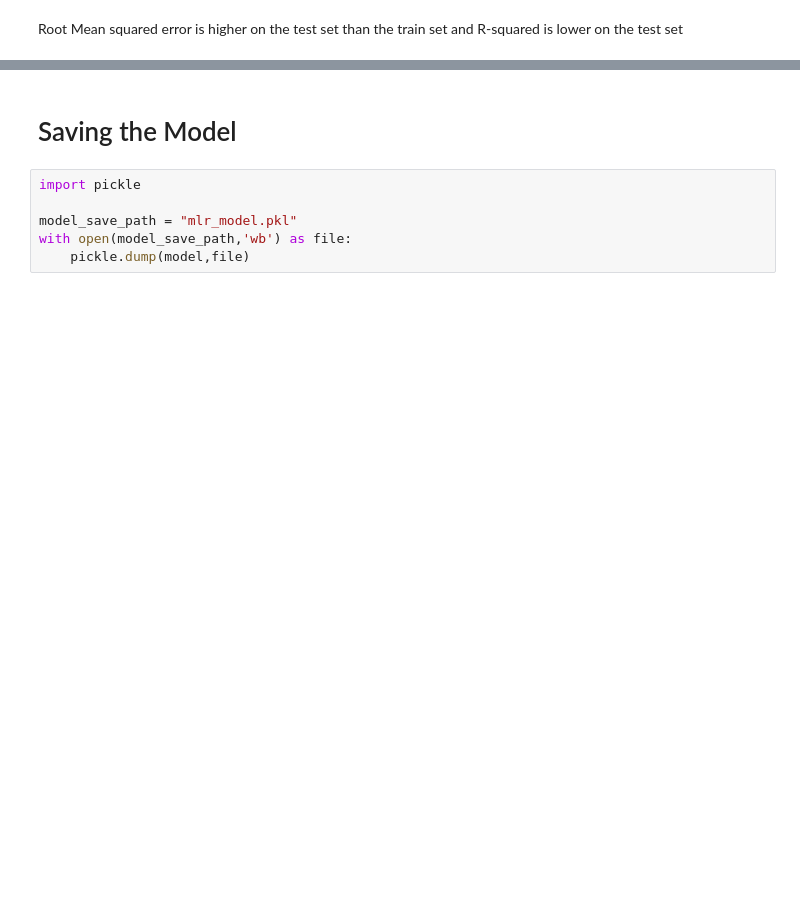
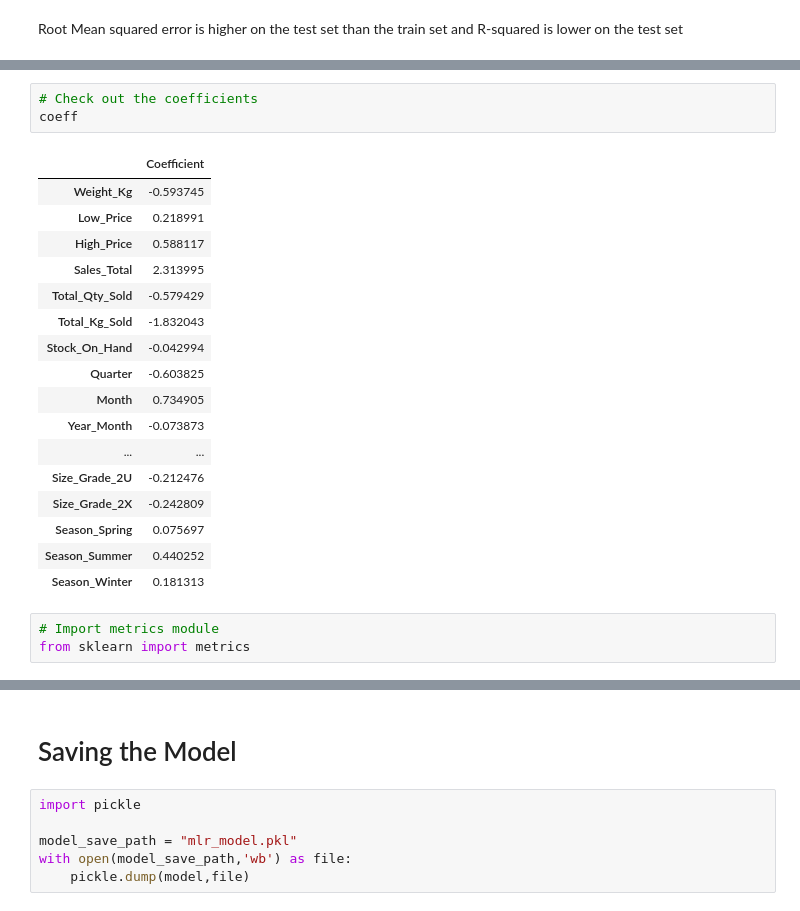
Before and after one commit to BigguyFM32/Regression-Team-TS1, a Jupyter notebook: Regression Team 1 Notebook.ipynb, the cells around one changed output, grey strips where cells are left out. Drawn from its saved outputs; the diff is of its cells as text; blank space fills up the shorter version.

```diff
--- a/Regression Team 1 Notebook.ipynb
+++ b/Regression Team 1 Notebook.ipynb
@@ -713,0 +780,24 @@ Root Mean squared error is higher on the test set than the train set and R-squar
+# %%
+# Check out the coefficients
+coeff
+# %% [output]
+|  | Coefficient |
+| Weight_Kg | -0.593745 |
+| Low_Price | 0.218991 |
+| High_Price | 0.588117 |
+| Sales_Total | 2.313995 |
+| Total_Qty_Sold | -0.579429 |
+| Total_Kg_Sold | -1.832043 |
+| Stock_On_Hand | -0.042994 |
+| Quarter | -0.603825 |
+| Month | 0.734905 |
+| Year_Month | -0.073873 |
+| ... | ... |
+| Size_Grade_2U | -0.212476 |
+| Size_Grade_2X | -0.242809 |
+| Season_Spring | 0.075697 |
+| Season_Summer | 0.440252 |
+| Season_Winter | 0.181313 |
+# %%
+# Import metrics module
+from sklearn import metrics
```
Also changed, not shown: parts of 31 cells of this notebook.
